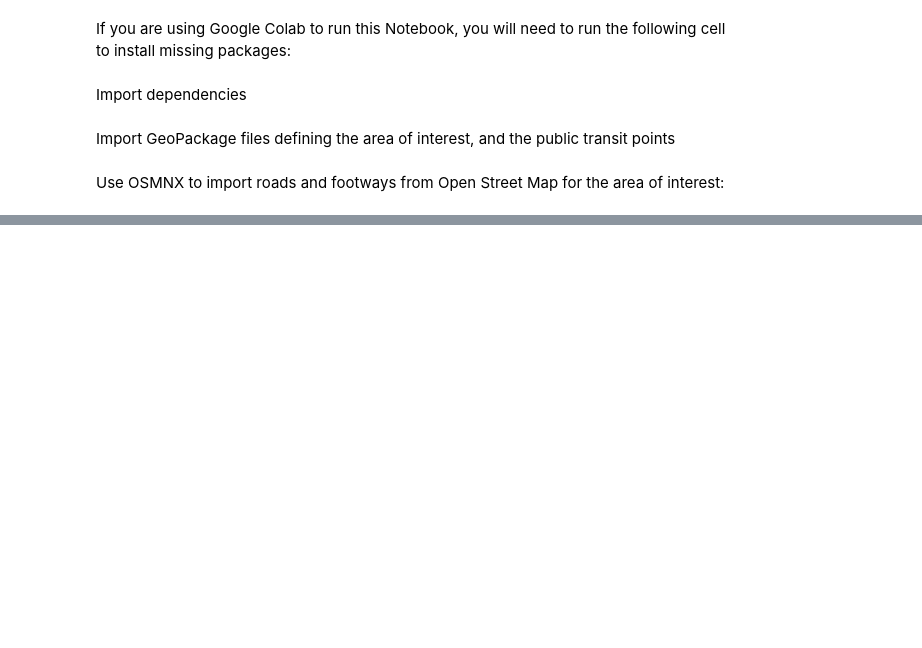
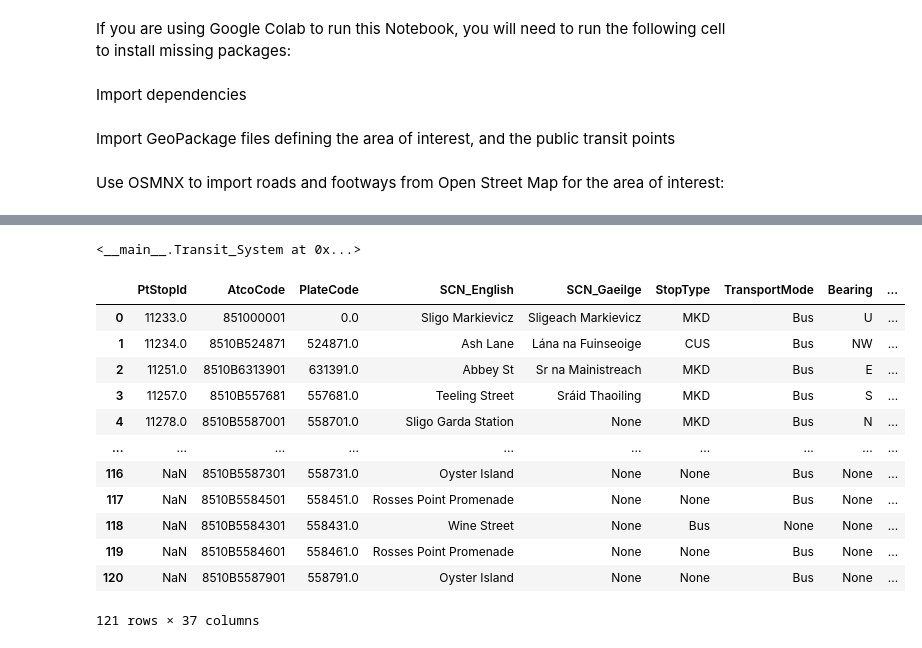
Before and after one commit to bamacgabhann/PTSA, a Jupyter notebook: PTSA.ipynb, the cells around one changed output, grey strips where cells are left out. Saved outputs shown, nothing was run; the diff lists cells and outputs as text; code cells hidden in the pictures; blank space fills up the shorter version.

```diff
--- a/PTSA.ipynb
+++ b/PTSA.ipynb
@@ -84,0 +206,5 @@ plt.show()
+# %%
+sligo = Transit_System(area_roads, service_points)
+sligo
+# %% [output]
+<__main__.Transit_System at 0x...>
@@ -84,0 +218,16 @@ plt.show()
+# %%
+service_points
+# %% [output]
+|  | PtStopId | AtcoCode | PlateCode | SCN_English | SCN_Gaeilge | StopType | TransportMode | Bearing | ... |
+| 0 | 11233.0 | 851000001 | 0.0 | Sligo Markievicz | Sligeach Markievicz | MKD | Bus | U | ... |
+| 1 | 11234.0 | 8510B524871 | 524871.0 | Ash Lane | Lána na Fuinseoige | CUS | Bus | NW | ... |
+| 2 | 11251.0 | 8510B6313901 | 631391.0 | Abbey St | Sr na Mainistreach | MKD | Bus | E | ... |
+| 3 | 11257.0 | 8510B557681 | 557681.0 | Teeling Street | Sráid Thaoiling | MKD | Bus | S | ... |
+| 4 | 11278.0 | 8510B5587001 | 558701.0 | Sligo Garda Station | None | MKD | Bus | N | ... |
+| ... | ... | ... | ... | ... | ... | ... | ... | ... | ... |
+| 116 | NaN | 8510B5587301 | 558731.0 | Oyster Island | None | None | Bus | None | ... |
+| 117 | NaN | 8510B5584501 | 558451.0 | Rosses Point Promenade | None | None | Bus | None | ... |
+| 118 | NaN | 8510B5584301 | 558431.0 | Wine Street | None | Bus | None | None | ... |
+| 119 | NaN | 8510B5584601 | 558461.0 | Rosses Point Promenade | None | None | Bus | None | ... |
+| 120 | NaN | 8510B5587901 | 558791.0 | Oyster Island | None | None | Bus | None | ... |
+121 rows × 37 columns
```
Also changed, not shown: parts of 6 cells of this notebook, 1 other file.
